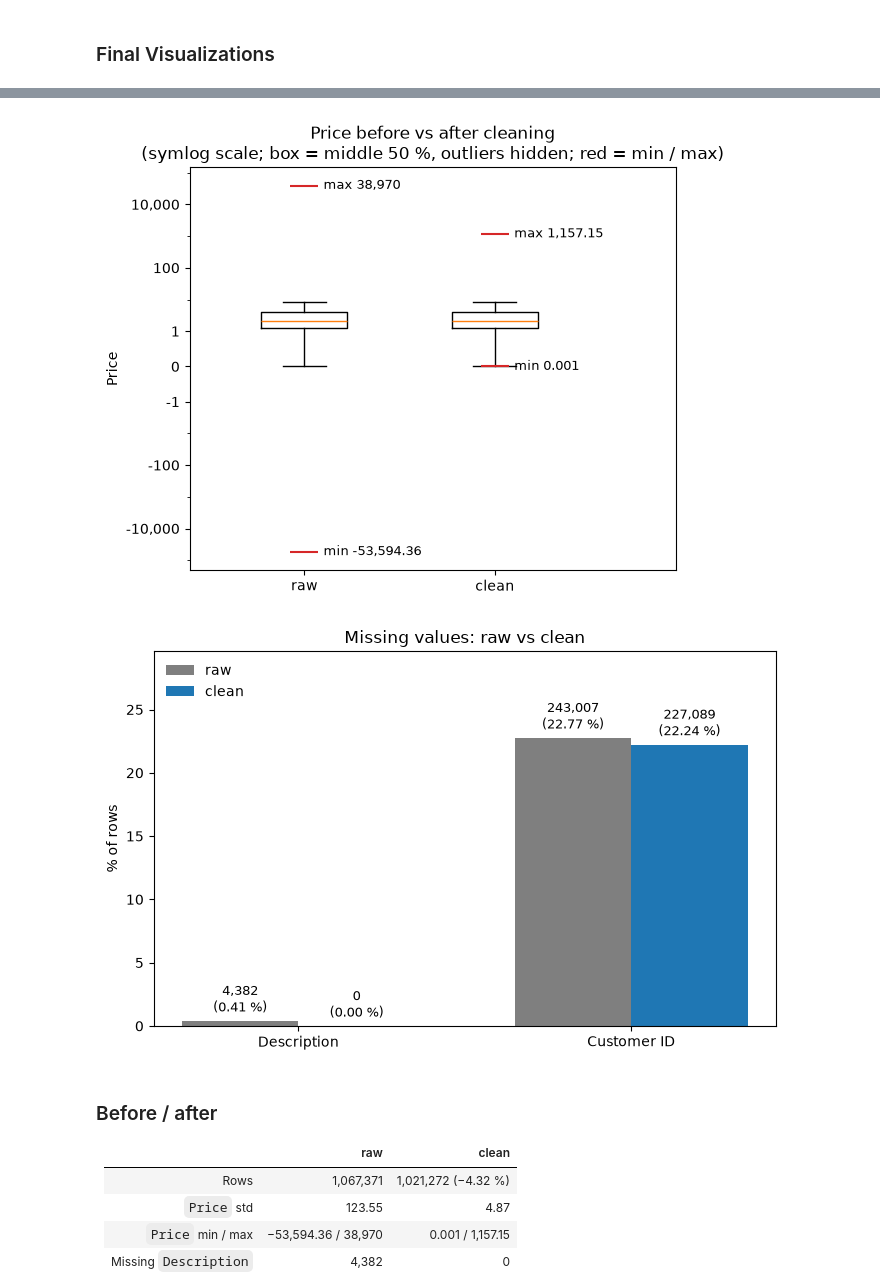
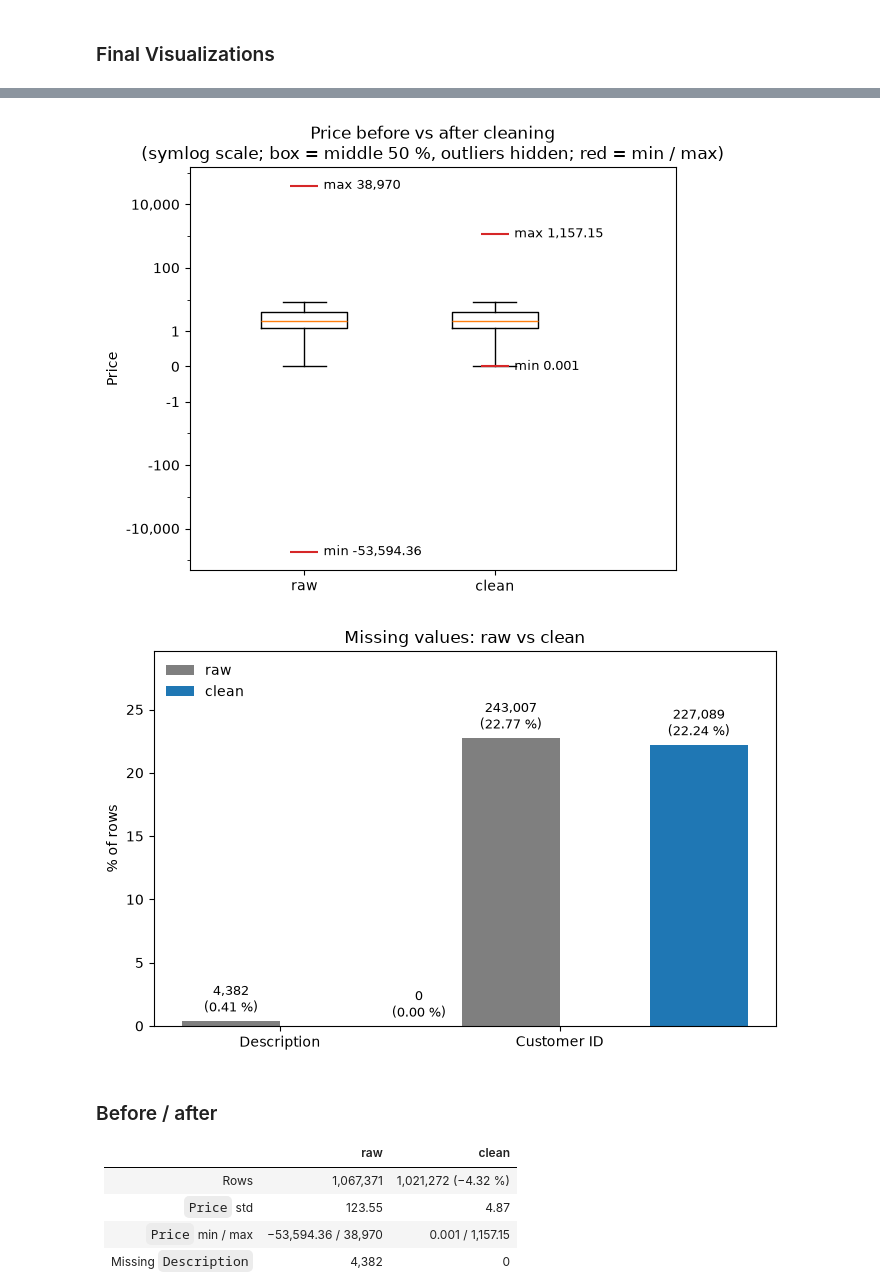
Before and after one commit to anristepanian/data-wrangling-on-e-commerce-data, a Jupyter notebook: main.ipynb, the cells around one changed output, grey strips where cells are left out. Cells and saved outputs as stored; diff of their text form; code cells hidden in the pictures.

```diff
--- a/main.ipynb
+++ b/main.ipynb
@@ -1174,6 +1178,8 @@ clean.to_csv("Output/online_retail_II_clean.csv", index=False)
 # %% [markdown]
 ### Final Visualizations
 # %%
+os.makedirs("Figures", exist_ok=True)
+
 # 1. Data quality issues: share of raw rows affected (issues overlap)
 issues = {
     "Missing Customer ID": dt["Customer ID"].isna(),
@@ -1242,37 +1248,38 @@ ax.set_yscale("symlog", linthresh=1)
 ax.set_yticks(ticks)
 ax.set_yticklabels([f"{t:,.0f}" for t in ticks])
 ax.set_xticks([1, 2], ["raw", "clean"])
 ax.set_xlim(0.4, 2.95)
 ax.set_ylabel("Price")
 ax.set_title("Price before vs after cleaning\n(symlog scale; box = middle 50 %, outliers hidden; red = min / max)")
 fig.savefig("Figures/comparison.png", dpi=300, bbox_inches="tight")
 plt.tight_layout()
 plt.show()
 
 # 4. Before vs after: missing values
 fields = ["Description", "Customer ID"]
 raw_n, clean_n = dt_raw[fields].isna().sum(), clean[fields].isna().sum()
 raw_p, clean_p = dt_raw[fields].isna().mean() * 100, clean[fields].isna().mean() * 100
 
-x = np.arange(len(fields)); w = 0.35
+x = np.arange(len(fields))
+w_rows = 0.35
 fig, ax = plt.subplots(figsize=(7, 4.5))
-for off, n, pct, lab, color in [(-w / 2, raw_n, raw_p, "raw", "tab:grey"), (w / 2, clean_n, clean_p, "clean", "tab:blue")]:
-    bars = ax.bar(x + off, pct, w, label=lab, color=color)
+for off, n, pct, lab, color in [(-w_rows / 2, raw_n, raw_p, "raw", "tab:grey"), (w / 2, clean_n, clean_p, "clean", "tab:blue")]:
+    bars = ax.bar(x + off, pct, w_rows, label=lab, color=color)
     for b, c, v in zip(bars, n, pct):
         ax.text(b.get_x() + b.get_width() / 2, v + 0.4, f"{c:,}\n({v:.2f} %)", ha="center", va="bottom", fontsize=9)
 ax.set_xticks(x, fields)
 ax.set_ylim(0, raw_p.max() * 1.3)
 ax.set_ylabel("% of rows")
 ax.set_title("Missing values: raw vs clean")
 ax.legend(loc="upper left", frameon=False)
 fig.savefig("Figures/missing_values.png", dpi=300, bbox_inches="tight")
 plt.tight_layout()
 plt.show()
 # %% [output]
 [figure]
 [figure]
 [figure]
-[figure, old version]
+[figure, new version]
 # %% [markdown]
 ### Before / after
 
```
Also changed, not shown: parts of 9 cells of this notebook, 2 other files.
